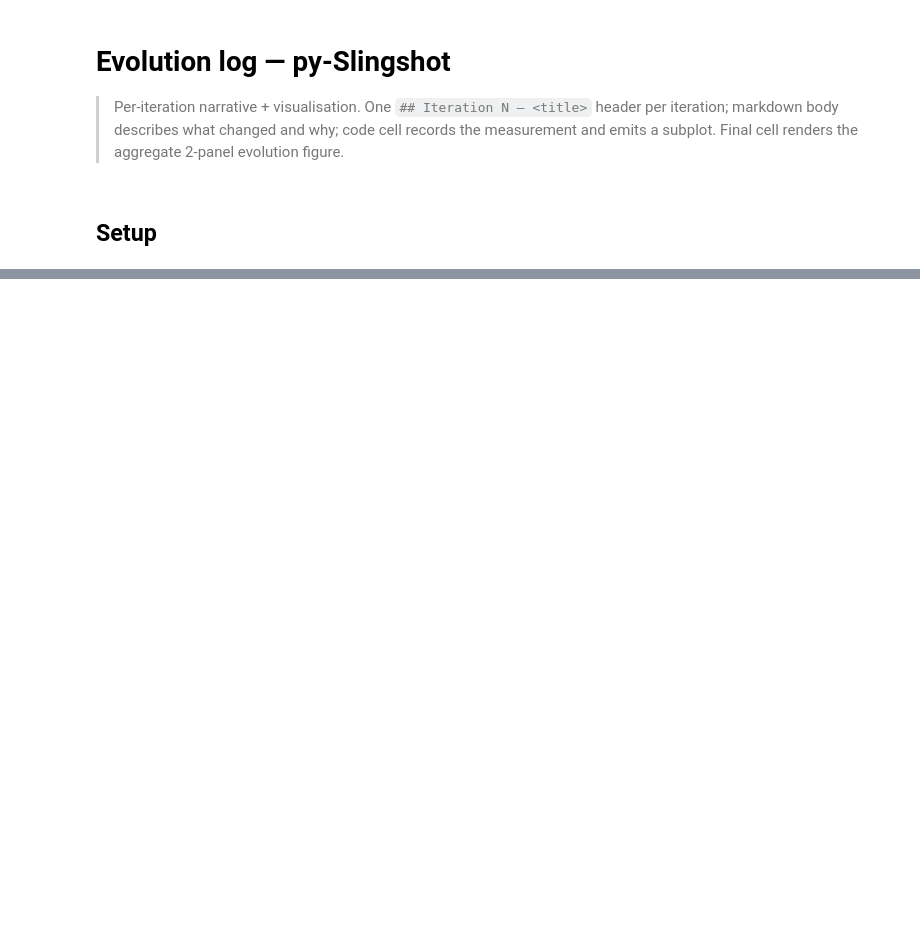
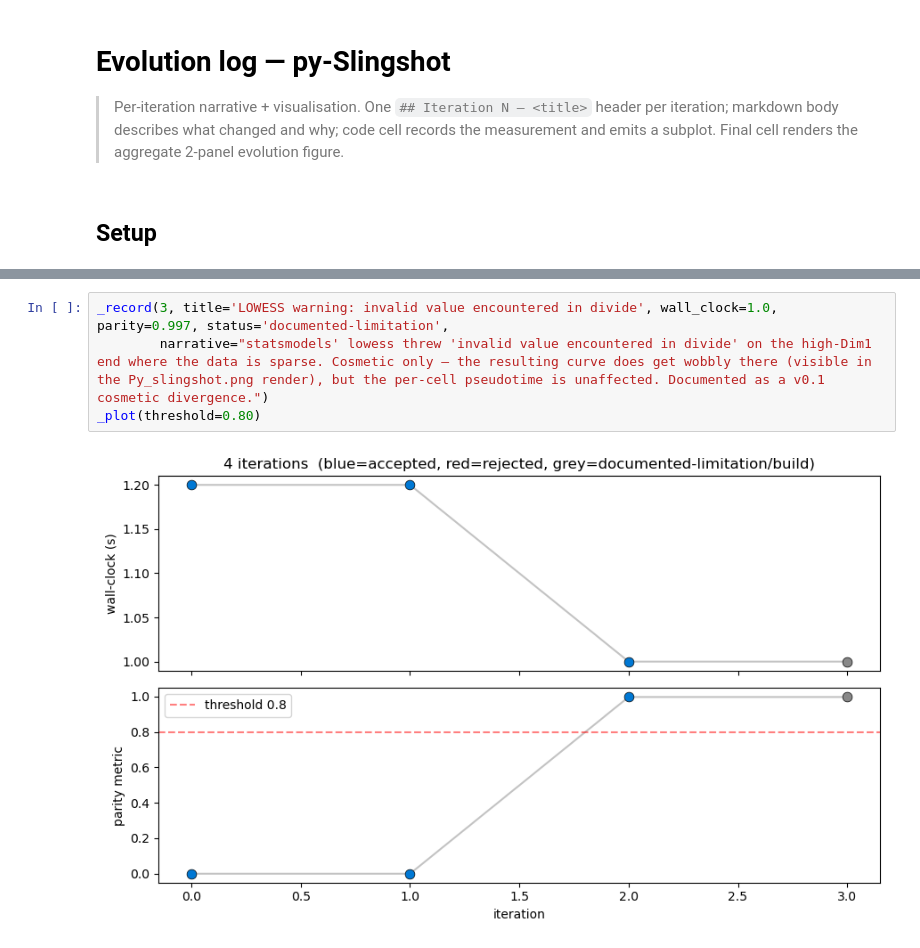
Before and after one commit to omicverse/py-Slingshot, a Jupyter notebook: examples/evolution.ipynb, the cells around one changed output, grey strips where cells are left out. Cells and saved outputs as stored; diff of their text form; blank space fills up the shorter version.

```diff
--- a/examples/evolution.ipynb
+++ b/examples/evolution.ipynb
@@ -82,0 +88,6 @@ saved → /scratch/users/steorra/analysis/omicverse_traj_dev/py-Slingshot/exampl
+# %%
+_record(3, title='LOWESS warning: invalid value encountered in divide', wall_clock=1.0, parity=0.997, status='documented-limitation',
+        narrative="statsmodels' lowess threw 'invalid value encountered in divide' on the high-Dim1 end where the data is sparse. Cosmetic only — the resulting curve does get wobbly there (visible in the Py_slingshot.png render), but the per-cell pseudotime is unaffected. Documented as a v0.1 cosmetic divergence.")
+_plot(threshold=0.80)
+# %% [output]
+[figure, added]
```
Also changed, not shown: parts of 18 cells of this notebook, 1 other file.
